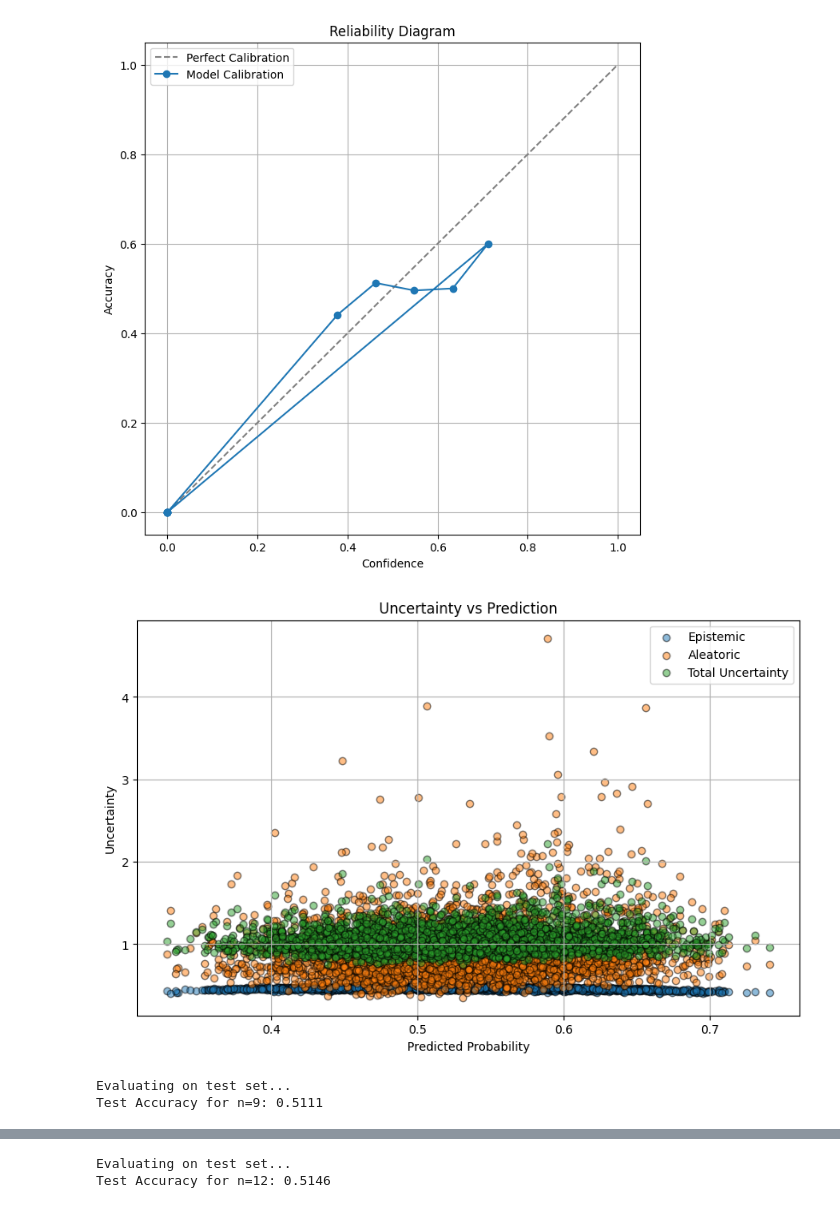
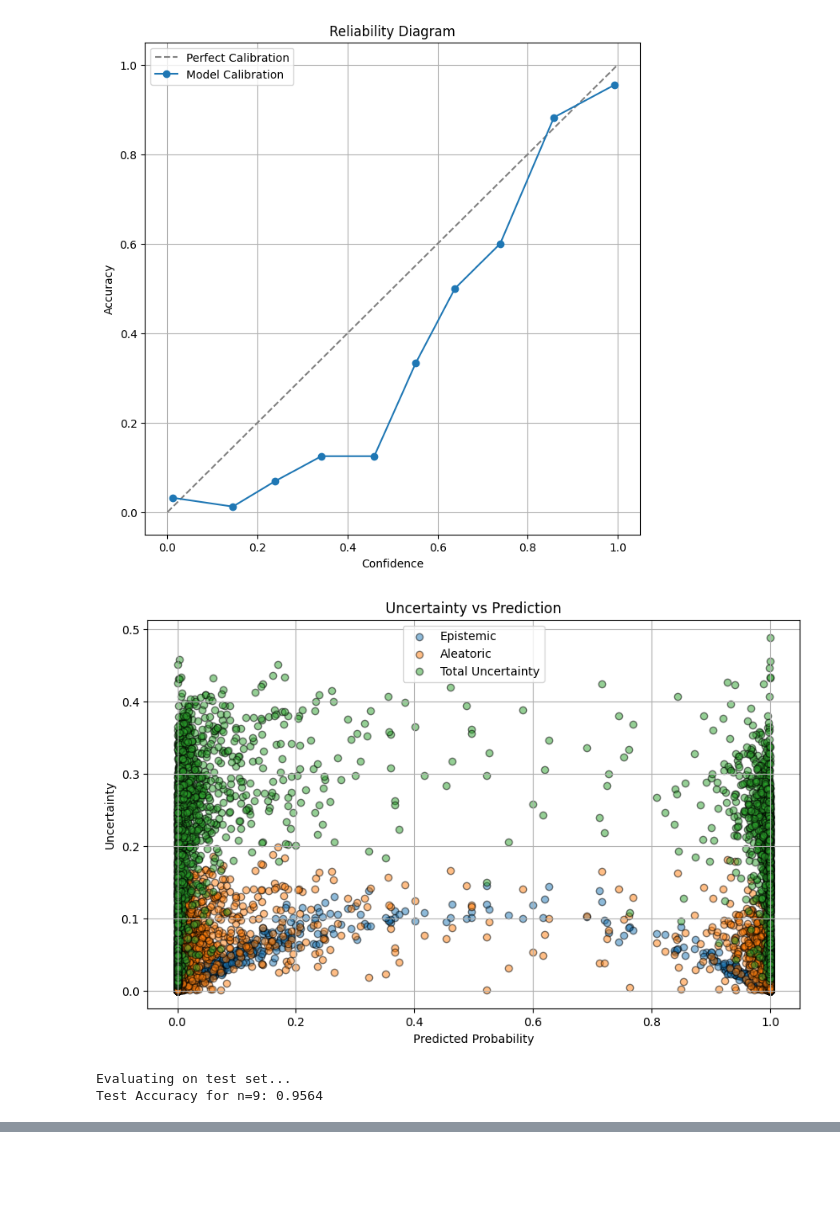
Before and after one commit to MartinNguyen03/ImpCML, a Jupyter notebook: BayesianAleatoric.ipynb, the cells around one changed output, grey strips where cells are left out. Cells and saved outputs as stored; diff of their text form; code cells hidden in the pictures; blank space fills up the shorter version.

```diff
--- a/BayesianAleatoric.ipynb
+++ b/BayesianAleatoric.ipynb
@@ -65,6 +65,8 @@ def train_bayesian_nn_uncertainty(model, loader, optimizer):
         total_loss += loss.item()
     return total_loss / len(loader)
 # %%
+
+
 def evaluate_bayesian_nn_with_uncertainty(model, loader, n_samples=50):
     model.eval()
     all_preds = []
@@ -88,21 +90,29 @@ def evaluate_bayesian_nn_with_uncertainty(model, loader, n_samples=50):
             epistemic_uncertainty = mean_preds.std(axis=0)
 
             # Aleatoric uncertainty: average predicted variance
-            aleatoric_uncertainty = np.exp(logvar_preds).mean(axis=0)
+            aleatoric_uncertainty = np.exp(np.clip(logvar_preds, -10, 10)).mean(axis=0)
 
-            # Combined uncertainty
+            # Combined uncertainty (optional)
             total_uncertainty = np.sqrt(epistemic_uncertainty**2 + aleatoric_uncertainty)
 
-            all_preds.extend(mean_preds.mean(axis=0))  # Predictive mean
-            aleatoric_uncertainties.extend(aleatoric_uncertainty)
-            epistemic_uncertainties.extend(epistemic_uncertainty)
+            # Handle batch size variability
+            mean_prediction = mean_preds.mean(axis=0)
+            if np.isscalar(mean_prediction):
+                all_preds.append(mean_prediction)
+                aleatoric_uncertainties.append(aleatoric_uncertainty)
+                epistemic_uncertainties.append(epistemic_uncertainty)
+            else:
+                all_preds.extend(mean_prediction)
+                aleatoric_uncertainties.extend(aleatoric_uncertainty)
+                epistemic_uncertainties.extend(epistemic_uncertainty)
+
             all_labels.extend(y_batch.cpu().numpy())
 
     return (
         np.array(all_preds),
         np.array(aleatoric_uncertainties),
         np.array(epistemic_uncertainties),
-        np.array(all_labels)
+        np.array(all_labels),
     )
 # %%
 def plot_reliability_diagram(y_preds, y_true, bins=10):
@@ -229,14 +239,14 @@ hyper_params12 = {
 
 
 hyper_params9 = {
-    'optimizer': 'RAdam',
-    'learning_rate': 1e-06,
-    'batch_size': 125,
-    'layer1_units': 125,
-    'layer2_units': 64,
-    'prior_mu': 1.0,
-    'prior_sigma': 0.5,
-    'epochs': 10
+    'optimizer': 'AdamW',
+    'learning_rate': 0.0008723870504337456,
+    'batch_size': 34,
+    'layer1_units': 128,
+    'layer2_units': 38,
+    'prior_mu': 0.5703850157555145,
+    'prior_sigma': 0.01,
+    'epochs': 67
 }
 
 
@@ -261,7 +271,7 @@ hyper_params_dict = {
 }
 
 
-possible_n_vals = [9, 12, 15]
+possible_n_vals = [9]
 for n in tqdm(possible_n_vals):
     hyper_params = hyper_params_dict[n]
     accuracy = run_bayesian_nn_with_uncertainty(n, hyper_params)
@@ -296,4 +310,4 @@ Validation Accuracy for n=9: 0.4961
-[figure, old version]
+[figure, new version]
-[figure, old version]
+[figure, new version]
 Evaluating on test set...
-Test Accuracy for n=9: 0.5111
+Test Accuracy for n=9: 0.9564
@@ -320,2 +315,0 @@ Validation Accuracy for n=12: 0.4985
-Evaluating on test set...
-Test Accuracy for n=12: 0.5146
```
Also changed, not shown: parts of 2 cells of this notebook.
